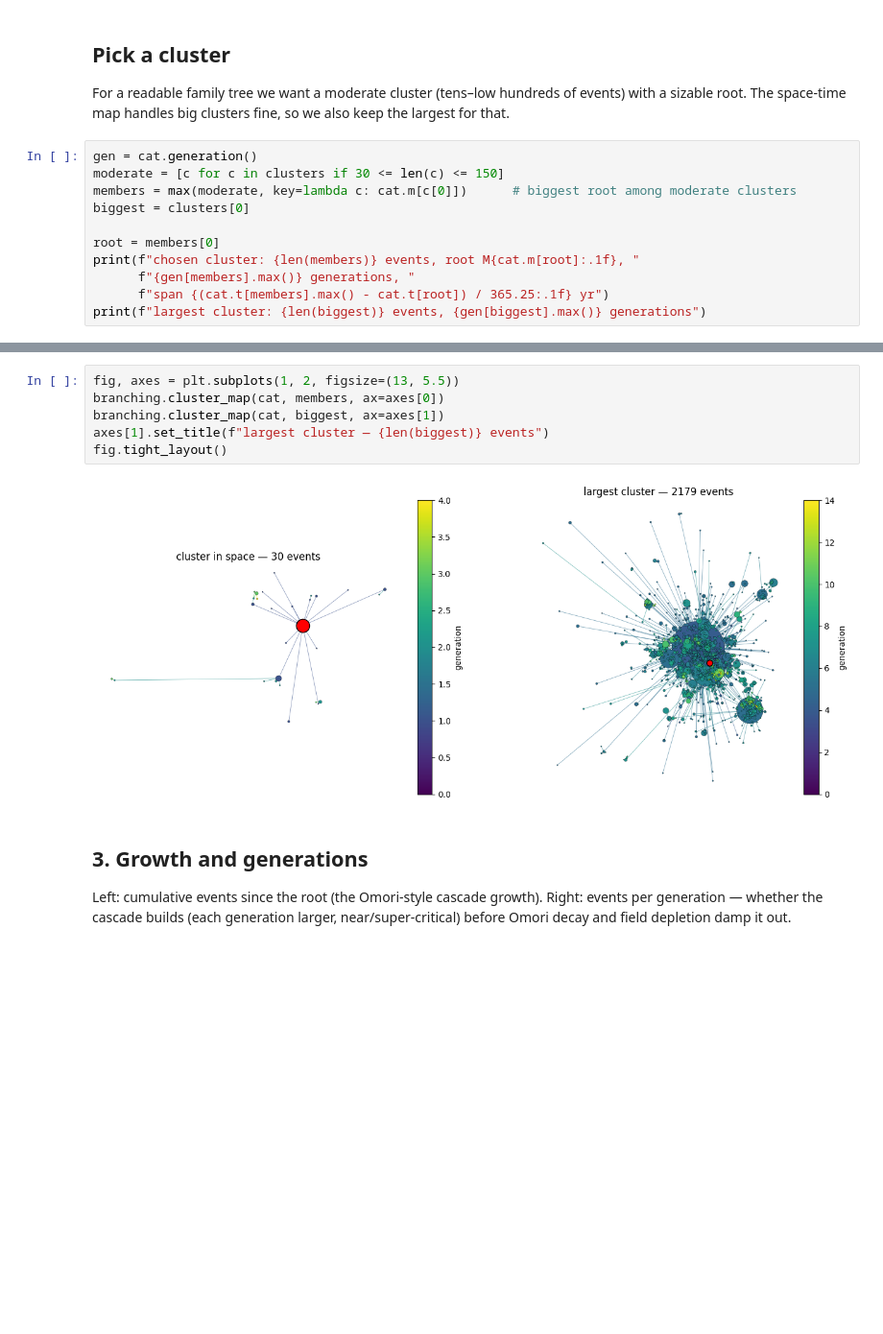
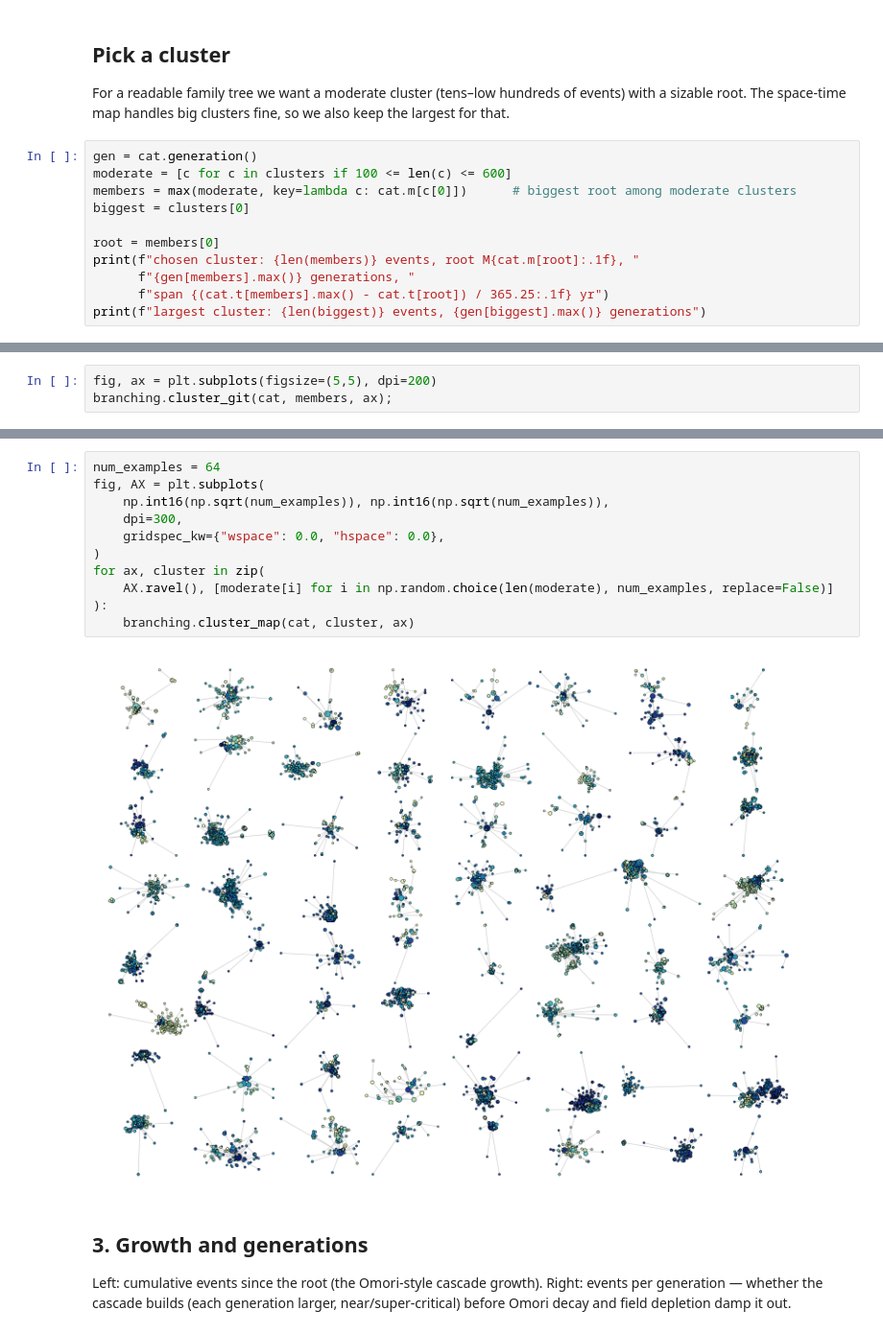
Before and after one commit to keliankaz/moment_ETAS, a Jupyter notebook: notebooks/03_branching.ipynb, the cells around one changed output, grey strips where cells are left out. Shown at 96% size. Cells and saved outputs as stored; diff of their text form; blank space fills up the shorter version.

```diff
--- a/notebooks/03_branching.ipynb
+++ b/notebooks/03_branching.ipynb
@@ -54,7 +60,7 @@ For a readable family tree we want a moderate cluster (tens–low hundreds of ev
 root. The space-time map handles big clusters fine, so we also keep the largest for that.
 # %%
 gen = cat.generation()
-moderate = [c for c in clusters if 30 <= len(c) <= 150]
+moderate = [c for c in clusters if 100 <= len(c) <= 600]
 members = max(moderate, key=lambda c: cat.m[c[0]])      # biggest root among moderate clusters
 biggest = clusters[0]
 
@@ -86,0 +81,3 @@ tail reaching further out. Left: the chosen cluster; right: the largest cluster.
+# %%
+fig, ax = plt.subplots(figsize=(5,5), dpi=200)
+branching.cluster_git(cat, members, ax);
@@ -87,11 +86,16 @@ tail reaching further out. Left: the chosen cluster; right: the largest cluster.
 # %%
-fig, axes = plt.subplots(1, 2, figsize=(13, 5.5))
-branching.cluster_map(cat, members, ax=axes[0])
-branching.cluster_map(cat, biggest, ax=axes[1])
-axes[1].set_title(f"largest cluster — {len(biggest)} events")
-fig.tight_layout()
+num_examples = 64
+fig, AX = plt.subplots(
+    np.int16(np.sqrt(num_examples)), np.int16(np.sqrt(num_examples)),
+    dpi=300,
+    gridspec_kw={"wspace": 0.0, "hspace": 0.0},
+)
+for ax, cluster in zip(
+    AX.ravel(), [moderate[i] for i in np.random.choice(len(moderate), num_examples, replace=False)]
+):
+    branching.cluster_map(cat, cluster, ax)
 # %% [output]
-[figure, old version]
+[figure, new version]
 # %% [markdown]
 ## 3. Growth and generations
 
```
Also changed, not shown: parts of 14 cells of this notebook, 2 other files.
